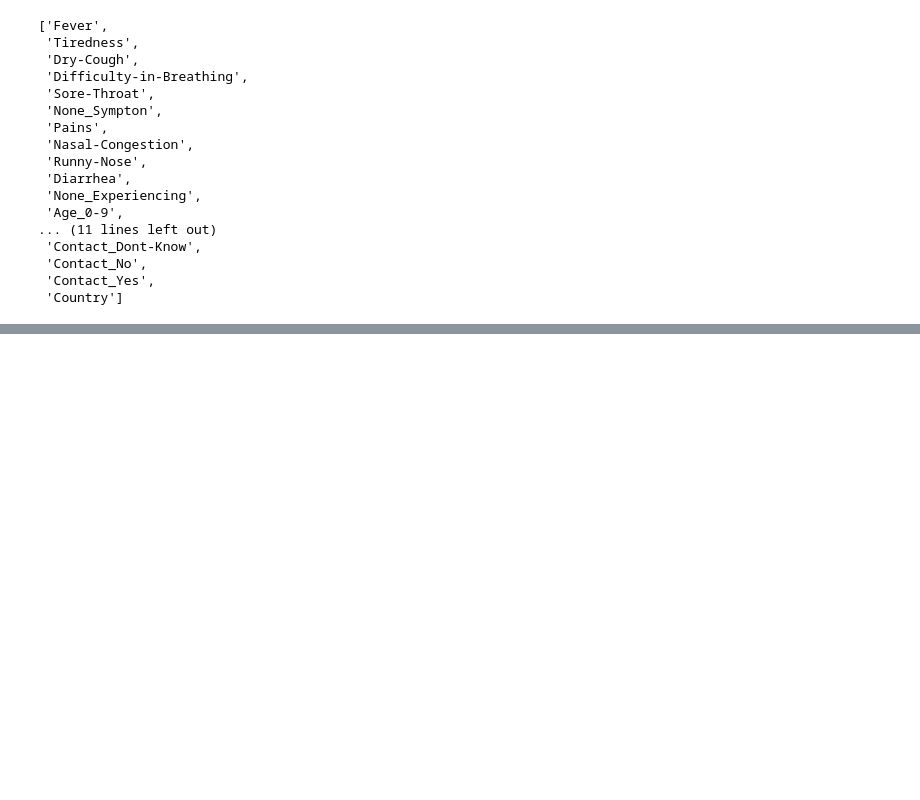
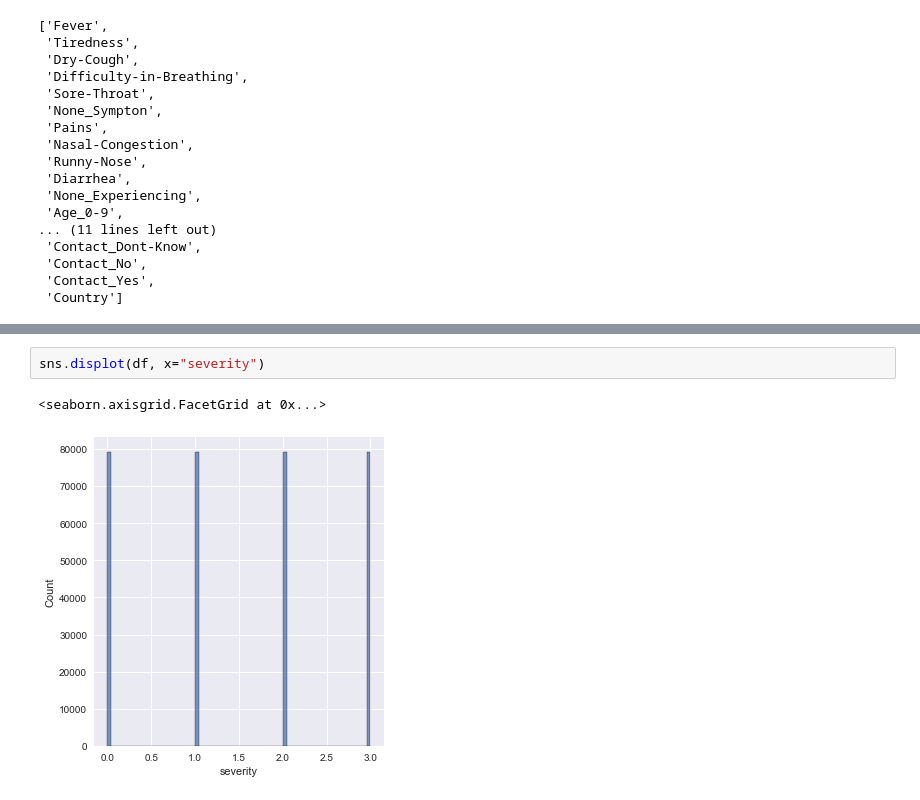
Before and after one commit to georgeob/Vlcak_NS2021, a Jupyter notebook: projekt.ipynb, the cells around one changed output, grey strips where cells are left out. Cells and saved outputs as stored; diff of their text form; blank space fills up the shorter version.

```diff
--- a/projekt.ipynb
+++ b/projekt.ipynb
@@ -129,3 +148,8 @@ corrMatrix
+# %%
+sns.displot(df, x="severity")
+# %% [output]
+<seaborn.axisgrid.FacetGrid at 0x...>
+[figure, added]
 # %%
 xnames=list(train_data.columns)
 ynames=list(train_data.columns)
```
Also changed, not shown: parts of 17 cells of this notebook.
